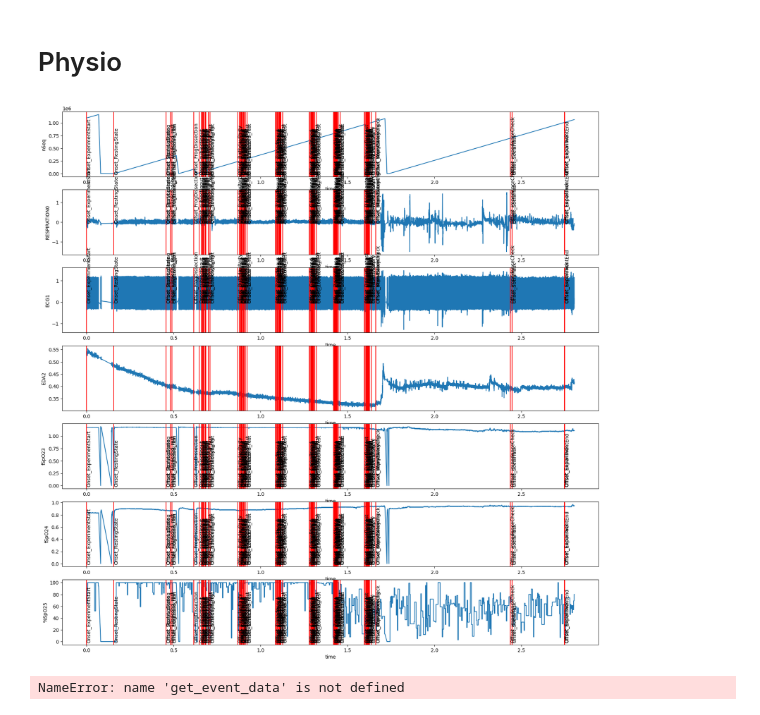
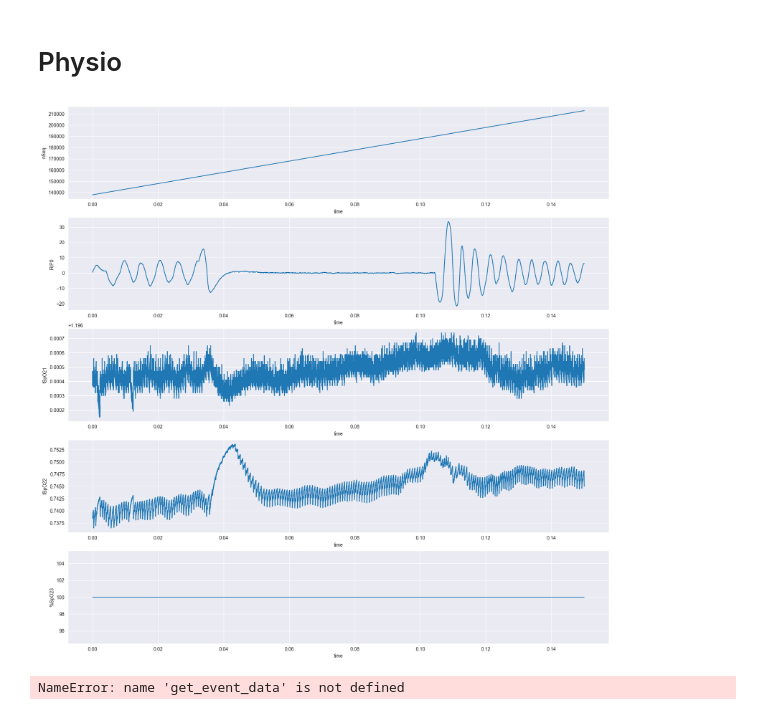
Before and after one commit to BryanGonzalez262/MOBI2024, a Jupyter notebook: CUNY_FACIAL/Code/pilot_check.ipynb, the cells around one changed output. Drawn from its saved outputs; the diff is of its cells as text; code cells hidden in the pictures.

```diff
--- a/CUNY_FACIAL/Code/pilot_check.ipynb
+++ b/CUNY_FACIAL/Code/pilot_check.ipynb
@@ -13,9 +13,8 @@ import cv2
 # %% [markdown]
 # Load Data
 # %%
-xdf_path = "C:/Users/Admin/Documents/CurrentStudy/sub-P001/ses-S001/mic/sub-P001_ses-S001_task-MicTest_run-001_mic.xdf"
-#xdf_path = "C:/Users/Admin/Documents/CurrentStudy/sub-P666/ses-S001/mobi/sub-P666_ses-S001_task-Story_run-001_mobi.xdf"
-#xdf_path = "C:/Users/Admin/Documents/CurrentStudy/sub-Pbryan/ses-S001/mic/sub-Pbryan_ses-S001_task-MicTest_run-001_mic.xdf"
+#xdf_path = "C:/Users/Admin/Documents/CurrentStudy/sub-P001/ses-S001/mic/sub-P001_ses-S001_task-MicTest_run-001_mic.xdf"
+xdf_path = "/Users/bryan.gonzalez/PycharmProjects/MOBI2024/CUNY_FACIAL/Data/sub-P001_ses-S001_task-spo2task_run-002_phsyio.xdf"
 data, header = pyxdf.load_xdf(xdf_path)
 streams_collected = [stream['info']['name'][0] for stream in data]
 streams_collected
@@ -189,35 +191,35 @@ ps_df['time'] = (PS['time_stamps'] - PS['time_stamps'][0])/1000
 # %%
 
 '''
 # Plot every column in one plot
 plt.figure(figsize=(20,10))
 for col in ps_df.columns:
     plt.plot(ps_df['time'], ps_df[col])
 plt.show()
 '''
 #f, ax = plt.subplots(figsize=(20,20), nrows=4, ncols=1)
 f, ax = plt.subplots(figsize=(20,20), nrows=len(column_labels), ncols=1)
 
 # Make this one figure with subplots
 #for i, col in enumerate(['RESPIRATION0', 'fSpO21', 'fSpO22', '%SpO23']):
 for i, col in enumerate(column_labels):
 
 
     #plt.plot(ps_df.loc[(ps_df['time'] > 1000) & (ps_df['time'] < 1015), col])
     #plt.subplot(ps_df['time'], ps_df[col], ax= ax[i])
     sns.lineplot(data=ps_df, x='time', y=col, ax=ax[i])
     # Place and Vline at every event in evs with onset and offset
-    for event in evs.iterrows():
+    #for event in evs.iterrows():
         # If the word Onset or Offset is in the event, plot a vertical line at the time of the event
 
-        if "Onset" in event[1]['event'] or "Offset" in event[1]['event']:
-            ax[i].axvline(event[1]['time'], color='r')
-            ax[i].text(event[1]['time'], 0, event[1]['event'], rotation=90)
+        #if "Onset" in event[1]['event'] or "Offset" in event[1]['event']:
+        #    ax[i].axvline(event[1]['time'], color='r')
+         #   ax[i].text(event[1]['time'], 0, event[1]['event'], rotation=90)
 
     #plt.title(col)
     #plt.show()
 # %% [output]
-[figure, old version]
+[figure, new version]
 # %%
 physio_resting_state = get_event_data('CampFriend', ps_df)
 fig, ax = plt.subplots(figsize=(20,20), nrows=len(column_labels), ncols=1)
```
Also changed, not shown: parts of 3 cells of this notebook, 2 other files.
